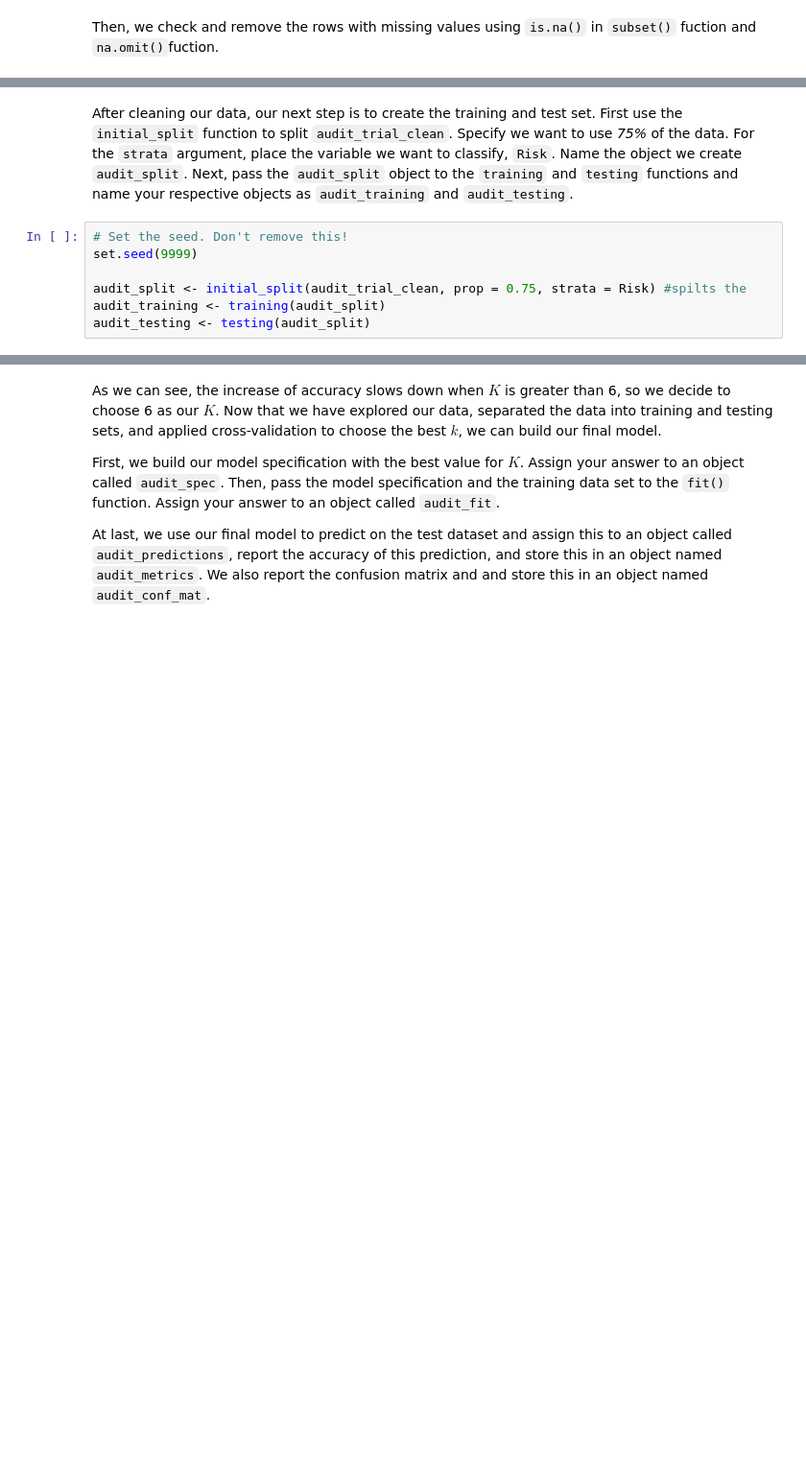
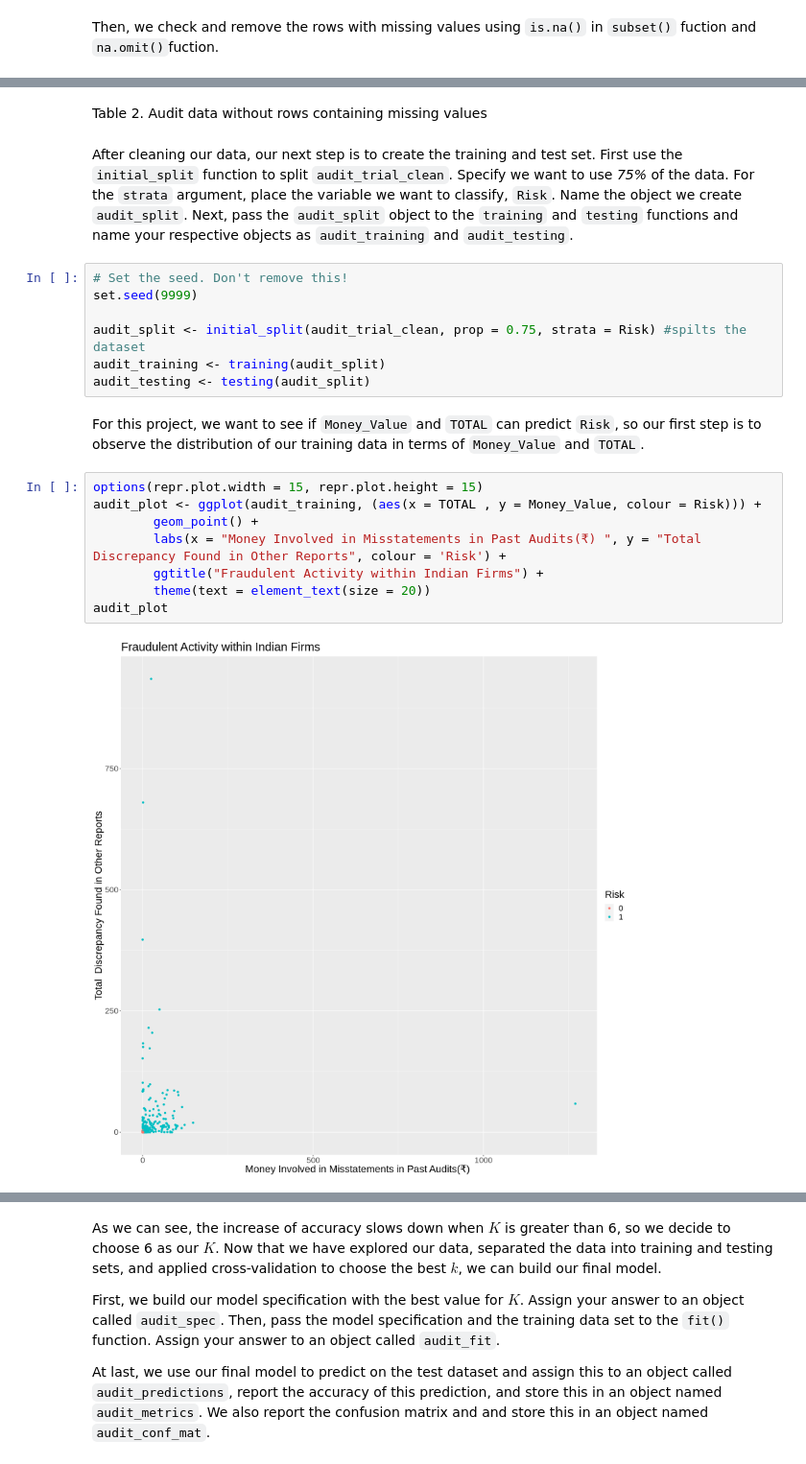
Before and after one commit to ehusken/dsci100-project, a Jupyter notebook: Final Report.ipynb, the cells around one changed output, grey strips where cells are left out. Shown at 96% size. Saved outputs shown, nothing was run; the diff lists cells and outputs as text; blank space fills up the shorter version.

```diff
--- a/Final Report.ipynb
+++ b/Final Report.ipynb
@@ -97,9 +104,23 @@ A tibble: 775 × 3
+# %% [markdown]
+Table 2. Audit data without rows containing missing values
 # %% [markdown]
 After cleaning our data, our next step is to create the training and test set. First use the `initial_split` function to split `audit_trial_clean`. Specify we want to use *75%* of the data. For the `strata` argument, place the variable we want to classify, `Risk`. Name the object we create `audit_split`. Next, pass the `audit_split` object to the `training` and `testing` functions and name your respective objects as `audit_training` and `audit_testing`.
 # %%
 # Set the seed. Don't remove this!
 set.seed(9999)
 
-audit_split <- initial_split(audit_trial_clean, prop = 0.75, strata = Risk) #spilts the
+audit_split <- initial_split(audit_trial_clean, prop = 0.75, strata = Risk) #spilts the dataset
 audit_training <- training(audit_split)
 audit_testing <- testing(audit_split)
+# %% [markdown]
+For this project, we want to see if `Money_Value` and `TOTAL` can predict `Risk`, so our first step is to observe the distribution of our training data in terms of `Money_Value` and `TOTAL`.
+# %%
+options(repr.plot.width = 15, repr.plot.height = 15)
+audit_plot <- ggplot(audit_training, (aes(x = TOTAL , y = Money_Value, colour = Risk))) +
+        geom_point() +
+        labs(x = "Money Involved in Misstatements in Past Audits(₹) ", y = "Total  Discrepancy Found in Other Reports", colour = 'Risk') +
+        ggtitle("Fraudulent Activity within Indian Firms") +
+        theme(text = element_text(size = 20))
+audit_plot
+# %% [output]
+[figure, added]
```
Also changed, not shown: parts of 22 cells of this notebook, 1 other file.
